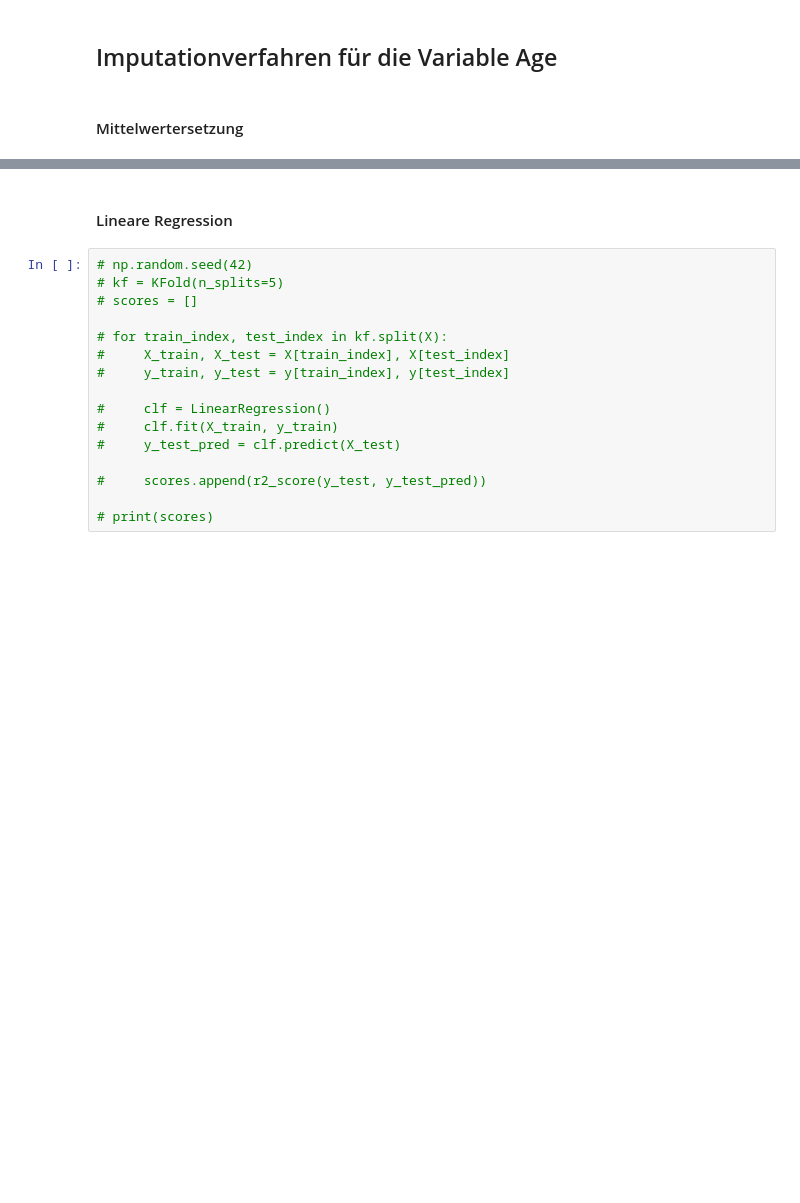
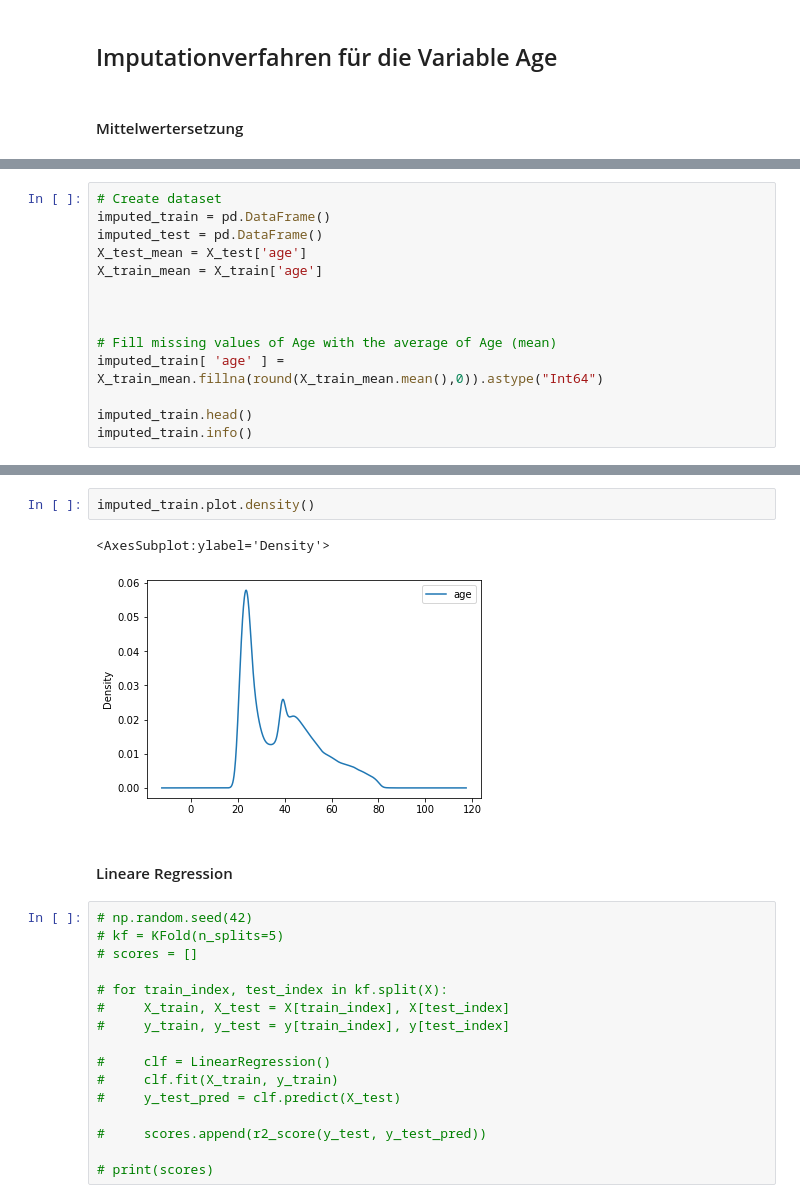
Before and after one commit to tlex-web/data_analysis_crisp_dm, a Jupyter notebook: data_preparation.ipynb, the cells around one changed output, grey strips where cells are left out. Saved outputs shown, nothing was run; the diff lists cells and outputs as text; blank space fills up the shorter version.

```diff
--- a/data_preparation.ipynb
+++ b/data_preparation.ipynb
@@ -449,0 +423,14 @@ imp_mean_res.plot.density()
+# %%
+# Create dataset
+imputed_train = pd.DataFrame()
+imputed_test = pd.DataFrame()
+X_test_mean = X_test['age']
+X_train_mean = X_train['age']
+
+
+
+# Fill missing values of Age with the average of Age (mean)
+imputed_train[ 'age' ] = X_train_mean.fillna(round(X_train_mean.mean(),0)).astype("Int64")
+
+imputed_train.head()
+imputed_train.info()
@@ -450,3 +462,8 @@ imp_mean_res.plot.density()
+# %%
+imputed_train.plot.density()
+# %% [output]
+<AxesSubplot:ylabel='Density'>
+[figure, added]
 # %% [markdown]
 #### Lineare Regression
 # %%
```
Also changed, not shown: parts of 7 cells of this notebook, 1 other file.
